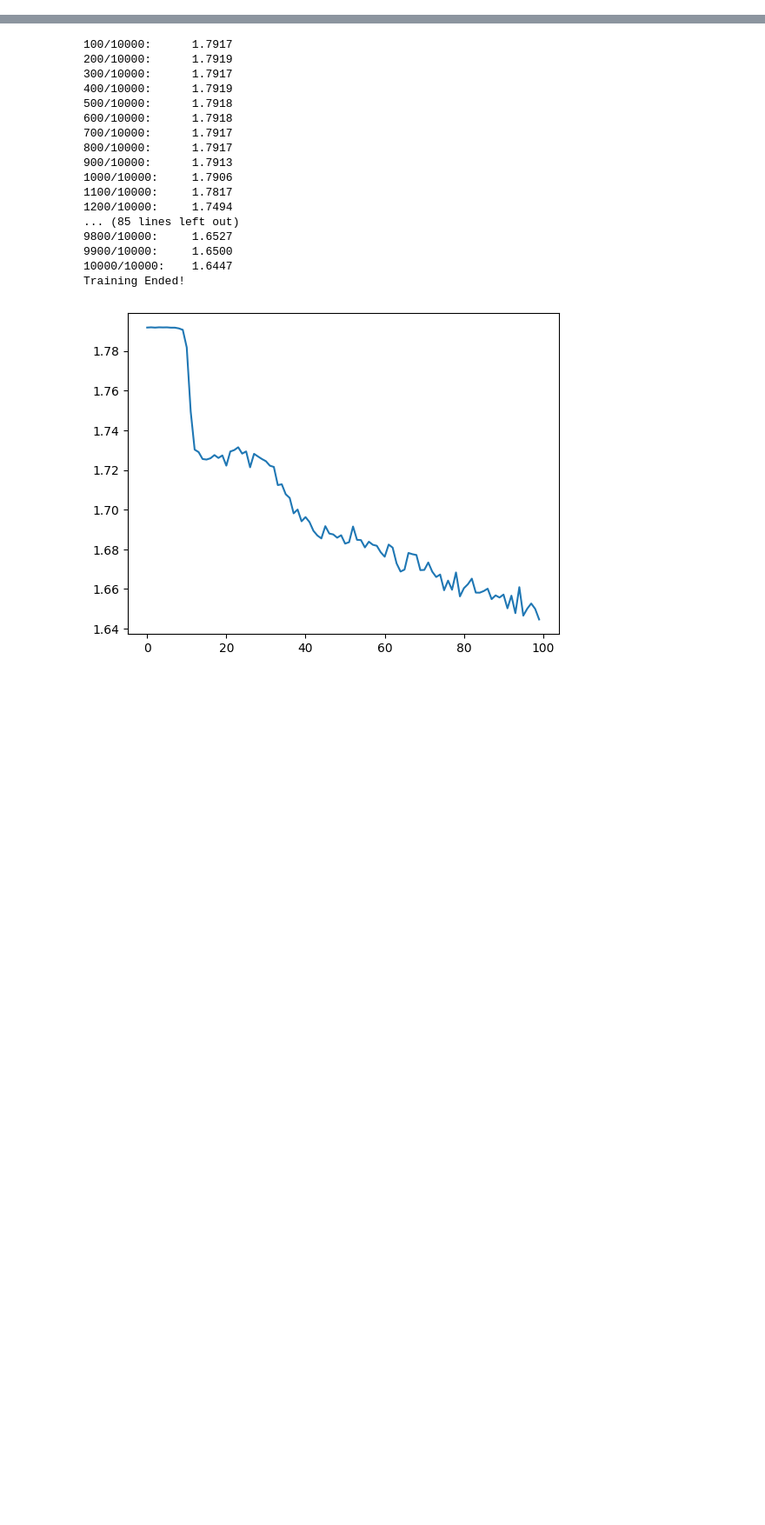
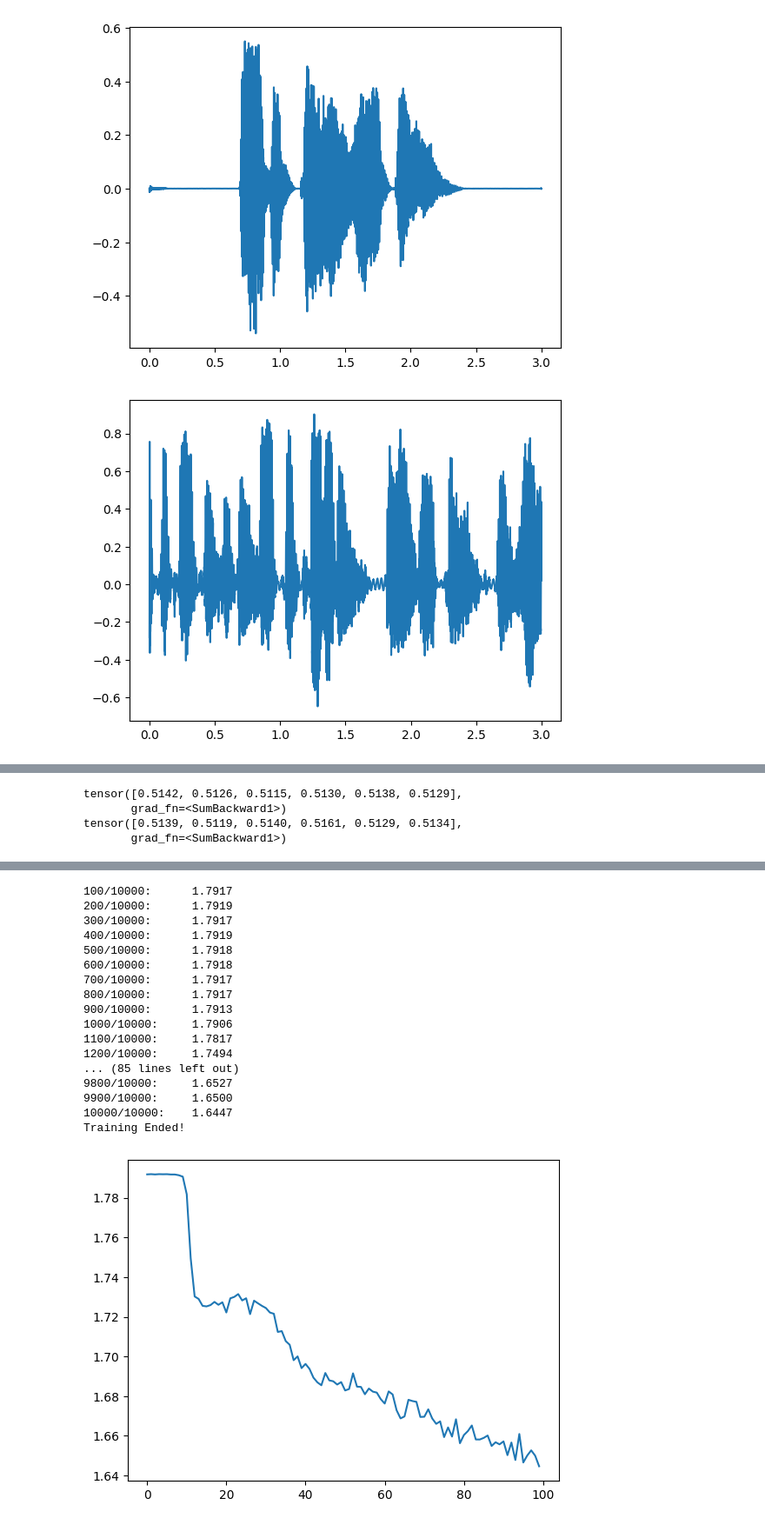
Before and after one commit to KuiZenith/voice-recognition, a Jupyter notebook: Conv1d with RNN.ipynb, the cells around one changed output, grey strips where cells are left out. Shown at 87% size. Cells and saved outputs as stored; diff of their text form; code cells hidden in the pictures; blank space fills up the shorter version.

Commit message:
fixed graph not able to show in Conv1d with RNN.ipynb

```diff
--- a/Conv1d with RNN.ipynb
+++ b/Conv1d with RNN.ipynb
@@ -158,14 +158,17 @@ class Model(nn.Module):
     return outputs
 # %%
 samples, targets, labels = next(iter(dataloader))
-model = Judge()
+model = Judge(dataset.k)
 plt.plot(np.arange(0, 3, 1 / SAMPLE_RATE), samples[0][0].numpy())
 plt.show()
 plt.plot(np.arange(0, 3, 1 / SAMPLE_RATE), samples[0][1].numpy())
 plt.show()
 plt.plot(np.arange(0, 3, 1 / SAMPLE_RATE), samples[0][2].numpy())
 plt.show()
 plt.plot(np.arange(0, 3, 1 / SAMPLE_RATE), targets[0][0].numpy())
 plt.show()
 print(model(samples[0], targets[0]))
 print(model(samples[1], targets[1]))
+# %% [output]
+[figure, added]
+[figure, added]
@@ -172,3 +177,7 @@ print(model(samples[1], targets[1]))
+tensor([0.5142, 0.5126, 0.5115, 0.5130, 0.5138, 0.5129],
+       grad_fn=<SumBackward1>)
+tensor([0.5139, 0.5119, 0.5140, 0.5161, 0.5129, 0.5134],
+       grad_fn=<SumBackward1>)
 # %%
 samples, targets, labels = next(iter(dataloader))
 model = Model(dataset.k)
```
Also changed, not shown: parts of 2 cells of this notebook.
